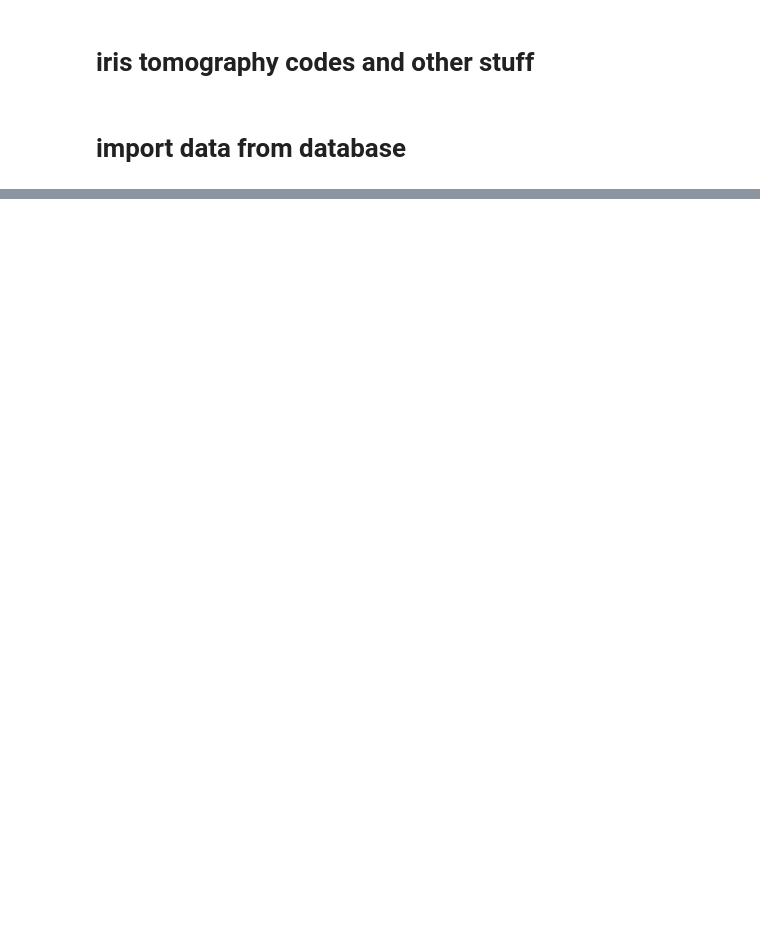
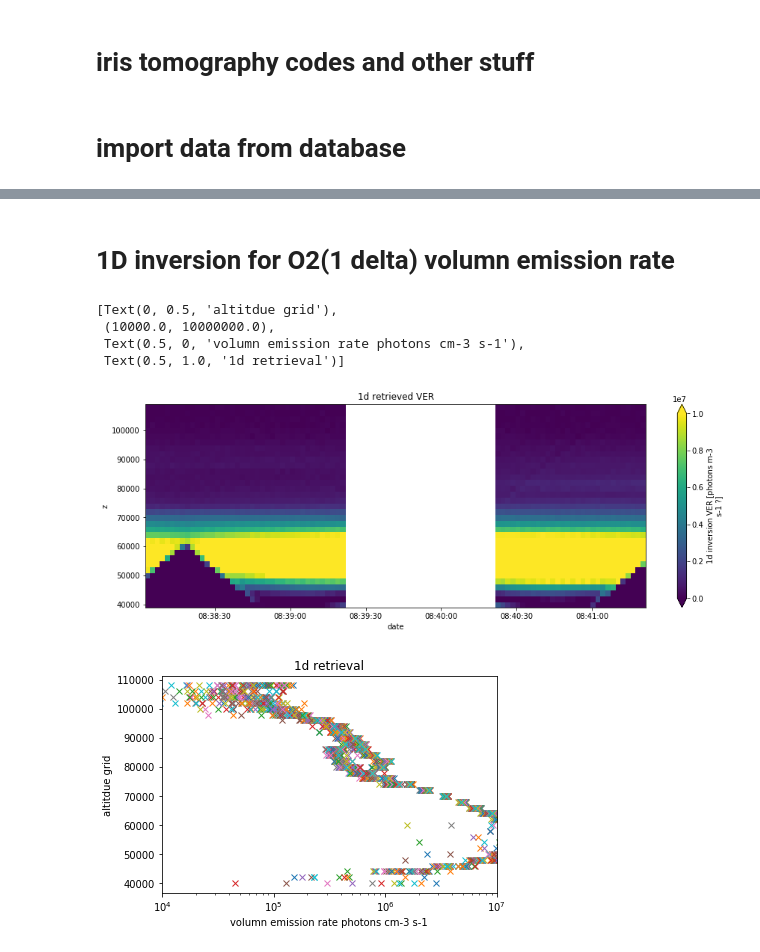
Before and after one commit to Anqi-Li/iris, a Jupyter notebook: notebooks/ozone_retrieval.ipynb, the cells around one changed output, grey strips where cells are left out. Cells and saved outputs as stored; diff of their text form; code cells hidden in the pictures; blank space fills up the shorter version.

```diff
--- a/notebooks/ozone_retrieval.ipynb
+++ b/notebooks/ozone_retrieval.ipynb
@@ -138,13 +74,0 @@ KeyboardInterrupt:
-# %%
-from oem_functions import linear_oem_sp
-import scipy.sparse as sp
-y = l1.isel(date=im_lst, pixel=pix_lst).data.ravel()
-y[y<0] = 0
-xa = np.ones(col_len) # temp
-Sa = sp.diags([1], shape=(col_len, col_len)) *1 #temp
-Se = sp.diags([1], shape=(measurement_id, measurement_id)) * 1e10 #temporary
-x_hat = linear_oem_sp(K_coo, Se, Sa, y, xa)
-
-result = x_hat.reshape(len(edges_lat)+1, len(edges_lon)+1, len(edges_alt)+1)
-result = xr.DataArray(result[:-1,:-1,:-1], coords=(edges_lat, edges_lon, edges_alt),
-                      dims=('lat', 'lon', 'alt')) #temp
@@ -200,0 +138,49 @@ edges_alt.shape
+# %% [markdown]
+# 1D inversion for O2(1 delta) volumn emission rate
+# %%
+from oem_functions import linear_oem
+from geometry_functions import pathl1d_iris
+
+z = np.arange(40e3, 110e3, 2e3) # m
+z_top = z[-1] + 2e3
+result_1d = np.zeros((len(im_lst), len(z)))
+xa = np.ones(len(z)) # temp
+Sa = np.diag(np.ones(len(z))) *1e-9 #temp
+Se = np.diag(np.ones(len(pixel))) * 30# 1e10 #30 #temporary
+for i in range(len(im_lst)):
+    h = tan_alt.isel(date=im_lst[i]).data
+    K = pathl1d_iris(h, z, z_top)
+    y = l1.isel(date=im_lst[i]).data
+#    Se = np.diag(error.data[i,:]**2)
+    x, A, Ss, Sm = linear_oem(K, Se, Sa, y, xa)
+    result_1d[i,:] = x
+#    plt.plot(y, np.arange(128))
+#    plt.plot(K.dot(x), np.arange(128))
+
+result_1d = xr.DataArray(result_1d, coords=(date[im_lst], z), dims=('date', 'z'))
+result_1d.attrs['units'] = 'photons m-3 s-1 ?'
+result_1d.attrs['long_name'] = '1d inversion VER'
+
+# plot VER results
+result_1d.plot(x='date', y='z',
+#         norm=LogNorm(),
+         vmin=0, vmax=1e7,
+         size=5, aspect=3)
+ax = plt.gca()
+ax.set(title='1d retrieved VER')
+
+plt.figure()
+plt.plot(result_1d.T, z, 'x')
+ax = plt.gca()
+ax.set_xscale('log')
+ax.set(xlim=[1e4, 1e7],
+       xlabel='volumn emission rate photons cm-3 s-1',
+       ylabel='altitdue grid',
+       title='1d retrieval')
+# %% [output]
+[Text(0, 0.5, 'altitdue grid'),
+ (10000.0, 10000000.0),
+ Text(0.5, 0, 'volumn emission rate photons cm-3 s-1'),
+ Text(0.5, 1.0, '1d retrieval')]
+[figure, added]
+[figure, added]
```
Also changed, not shown: parts of 17 cells of this notebook, 5 other files.
